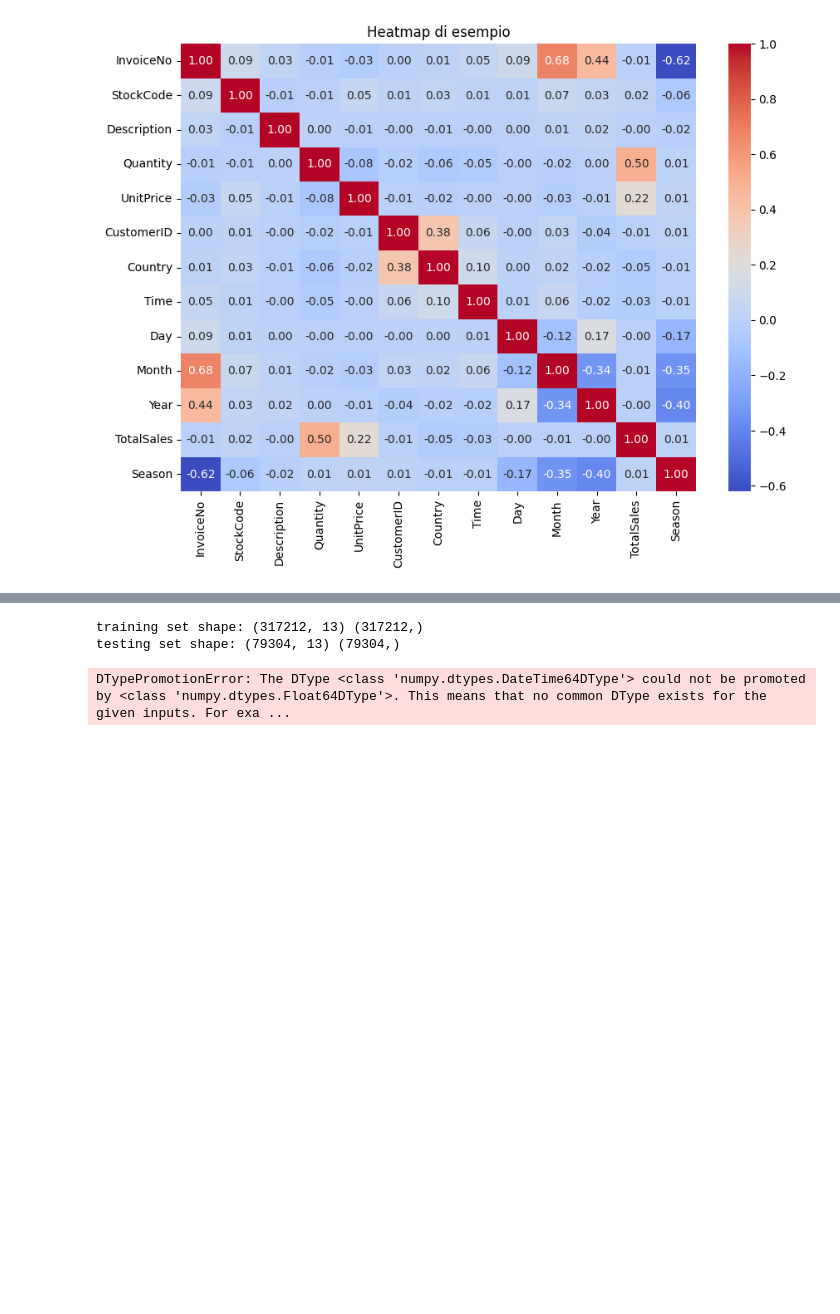
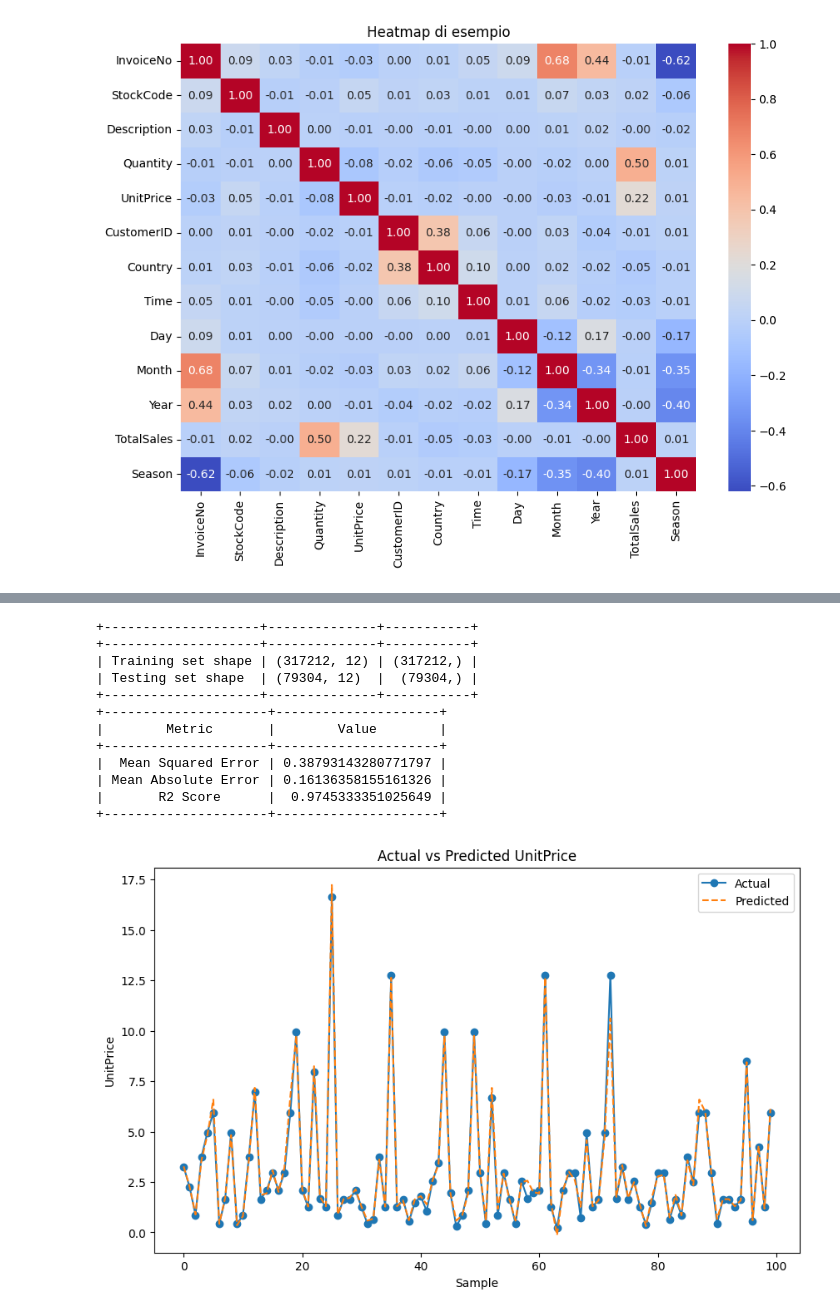
Before and after one commit to Elisaottoboni/Online_Retail_Sales_Customer_Data_Project, a Jupyter notebook: Online_Retail_Sales.ipynb, the cells around one changed output, grey strips where cells are left out. Cells and saved outputs as stored; diff of their text form; code cells hidden in the pictures; blank space fills up the shorter version.

```diff
--- a/Online_Retail_Sales.ipynb
+++ b/Online_Retail_Sales.ipynb
@@ -520,17 +694,0 @@ Y = df_sales1['Quantity'] #rating feature
-# %%
-#cross validation
-#split the data into training and testing set
-X_train, X_test, Y_train, Y_test = train_test_split(X, Y, test_size=0.2)
-#print the shape of our train and testing sets
-print('training set shape:',X_train.shape, Y_train.shape)
-print('testing set shape:',X_test.shape, Y_test.shape)
-# %% [output]
-training set shape: (317212, 13) (317212,)
-testing set shape: (79304, 13) (79304,)
-# %%
-#build the model
-lr = LinearRegression()
-#train the model
-lr.fit(X_train, Y_train)
-# %% [output]
-DTypePromotionError: The DType <class 'numpy.dtypes.DateTime64DType'> could not be promoted by <class 'numpy.dtypes.Float64DType'>. This means that no common DType exists for the given inputs. For exa ...
@@ -567,0 +695,19 @@ plt.show()
+# %%
+model = GradientBoostingRegressor(n_estimators = 100, random_state = 42)
+
+# Run the pipeline
+train_and_evaluate(df_sales1, target, model)
+# %% [output]
++--------------------+--------------+-----------+
++--------------------+--------------+-----------+
+| Training set shape | (317212, 12) | (317212,) |
+| Testing set shape  | (79304, 12)  |  (79304,) |
++--------------------+--------------+-----------+
++---------------------+---------------------+
+|        Metric       |        Value        |
++---------------------+---------------------+
+|  Mean Squared Error | 0.38793143280771797 |
+| Mean Absolute Error | 0.16136358155161326 |
+|       R2 Score      |  0.9745333351025649 |
++---------------------+---------------------+
+[figure, added]
```
Also changed, not shown: parts of 49 cells of this notebook, 53 other files.
